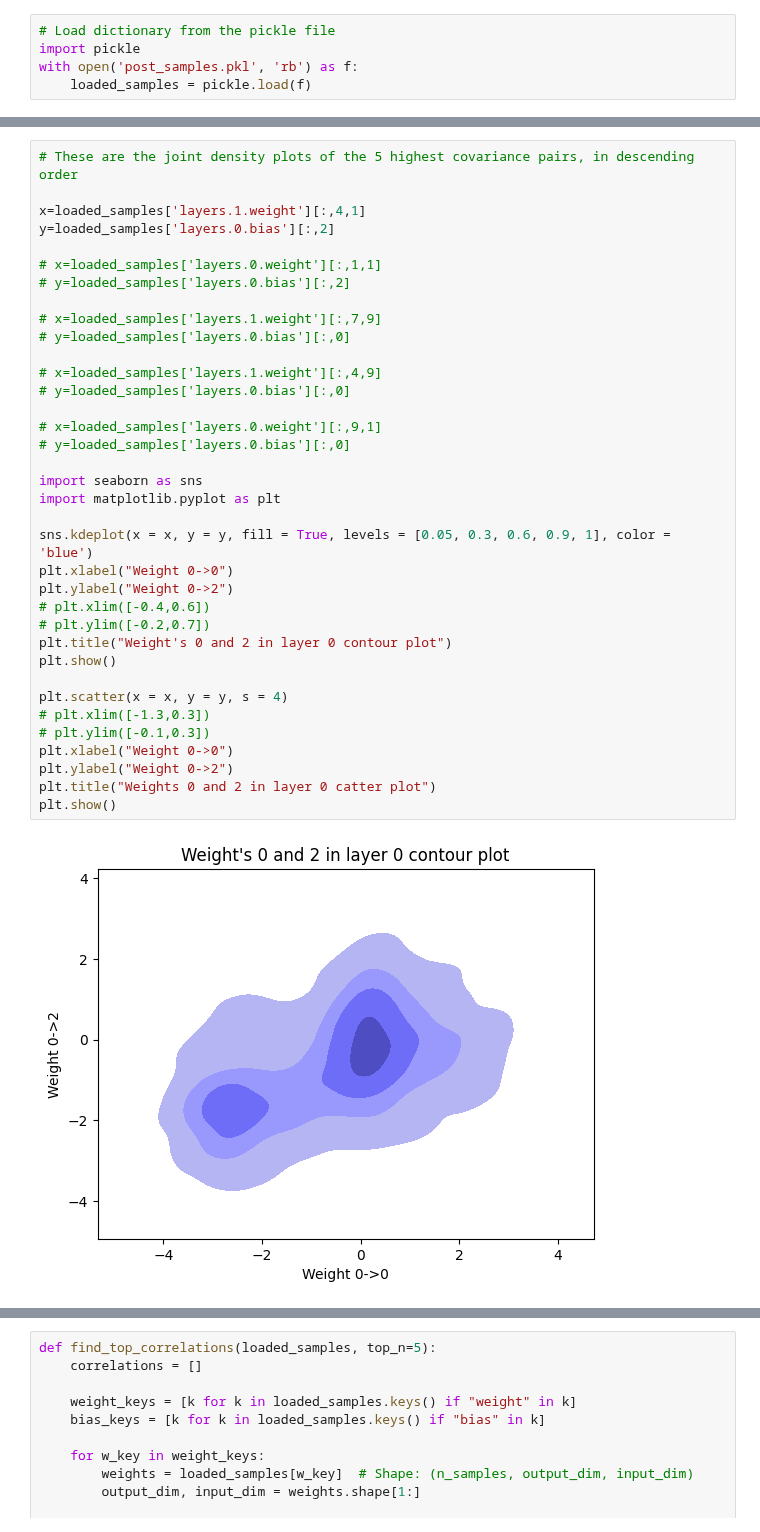
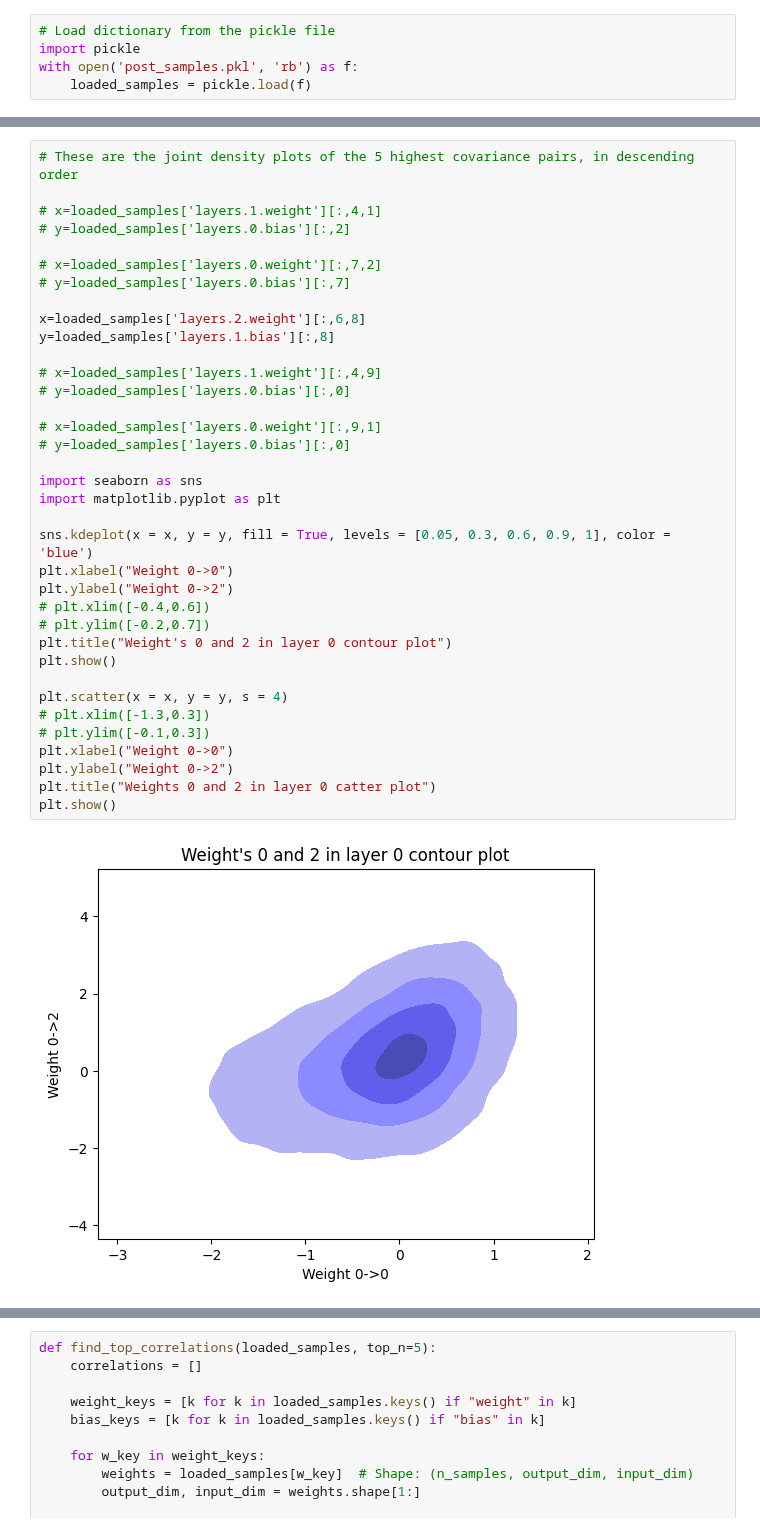
Before and after one commit to Marco-Gal/Bayesian-Neural-Network-Project, a Jupyter notebook: Boston Dataset Experiments/Obesity/Making posterior plot.ipynb, the cells around one changed output, grey strips where cells are left out. Cells and saved outputs as stored; diff of their text form.

```diff
--- a/Boston Dataset Experiments/Obesity/Making posterior plot.ipynb
+++ b/Boston Dataset Experiments/Obesity/Making posterior plot.ipynb
@@ -163,38 +163,38 @@ Covariance: 0.34301790595054626 between layers.1.weight[4, 9] and layers.0.bias[
 # %%
 # These are the joint density plots of the 5 highest covariance pairs, in descending order
 
-x=loaded_samples['layers.1.weight'][:,4,1]
-y=loaded_samples['layers.0.bias'][:,2]
-
-# x=loaded_samples['layers.0.weight'][:,1,1]
+# x=loaded_samples['layers.1.weight'][:,4,1]
 # y=loaded_samples['layers.0.bias'][:,2]
 
-# x=loaded_samples['layers.1.weight'][:,7,9]
-# y=loaded_samples['layers.0.bias'][:,0]
+# x=loaded_samples['layers.0.weight'][:,7,2]
+# y=loaded_samples['layers.0.bias'][:,7]
+
+x=loaded_samples['layers.2.weight'][:,6,8]
+y=loaded_samples['layers.1.bias'][:,8]
 
 # x=loaded_samples['layers.1.weight'][:,4,9]
 # y=loaded_samples['layers.0.bias'][:,0]
 
 # x=loaded_samples['layers.0.weight'][:,9,1]
 # y=loaded_samples['layers.0.bias'][:,0]
 
 import seaborn as sns
 import matplotlib.pyplot as plt
 
 sns.kdeplot(x = x, y = y, fill = True, levels = [0.05, 0.3, 0.6, 0.9, 1], color = 'blue')
 plt.xlabel("Weight 0->0")
 plt.ylabel("Weight 0->2")
 # plt.xlim([-0.4,0.6])
 # plt.ylim([-0.2,0.7])
 plt.title("Weight's 0 and 2 in layer 0 contour plot")
 plt.show()
 
 plt.scatter(x = x, y = y, s = 4)
 # plt.xlim([-1.3,0.3])
 # plt.ylim([-0.1,0.3])
 plt.xlabel("Weight 0->0")
 plt.ylabel("Weight 0->2")
 plt.title("Weights 0 and 2 in layer 0 catter plot")
 plt.show()
 # %% [output]
-[figure, old version]
+[figure, new version]
```
Also changed, not shown: parts of 1 cell of this notebook, 2 other files.
